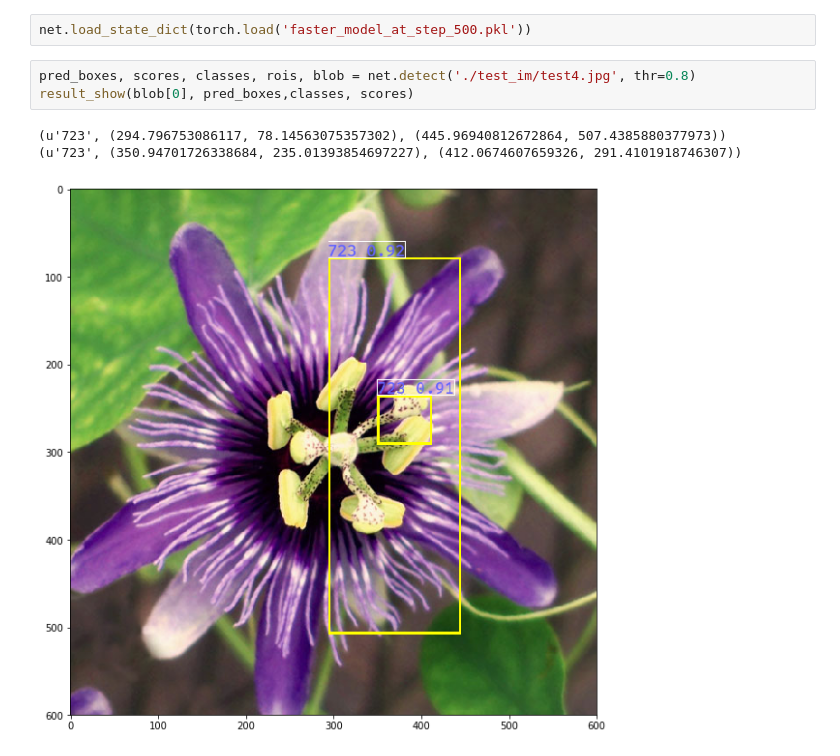
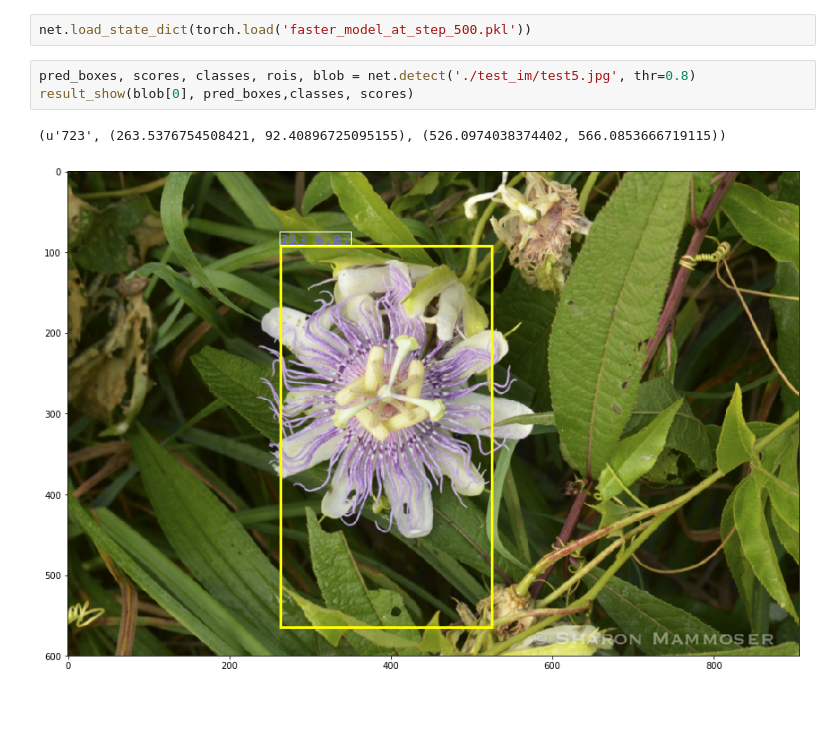
Before and after one commit to anhlt/faster_rcnn, a Jupyter notebook: VOC.ipynb, the cells around one changed output. Cells and saved outputs as stored; diff of their text form; blank space fills up the shorter version.

```diff
--- a/VOC.ipynb
+++ b/VOC.ipynb
@@ -178,9 +178,8 @@ val_loss: 0.9826
 # %%
 net.load_state_dict(torch.load('faster_model_at_step_500.pkl'))
 # %%
-pred_boxes, scores, classes, rois, blob = net.detect('./test_im/test4.jpg', thr=0.8)
+pred_boxes, scores, classes, rois, blob = net.detect('./test_im/test5.jpg', thr=0.8)
 result_show(blob[0], pred_boxes,classes, scores)
 # %% [output]
-(u'723', (294.796753086117, 78.14563075357302), (445.96940812672864, 507.4385880377973))
-(u'723', (350.94701726338684, 235.01393854697227), (412.0674607659326, 291.4101918746307))
+(u'723', (263.5376754508421, 92.40896725095155), (526.0974038374402, 566.0853666719115))
-[figure, old version]
+[figure, new version]
```
Also changed, not shown: 15 other files.
